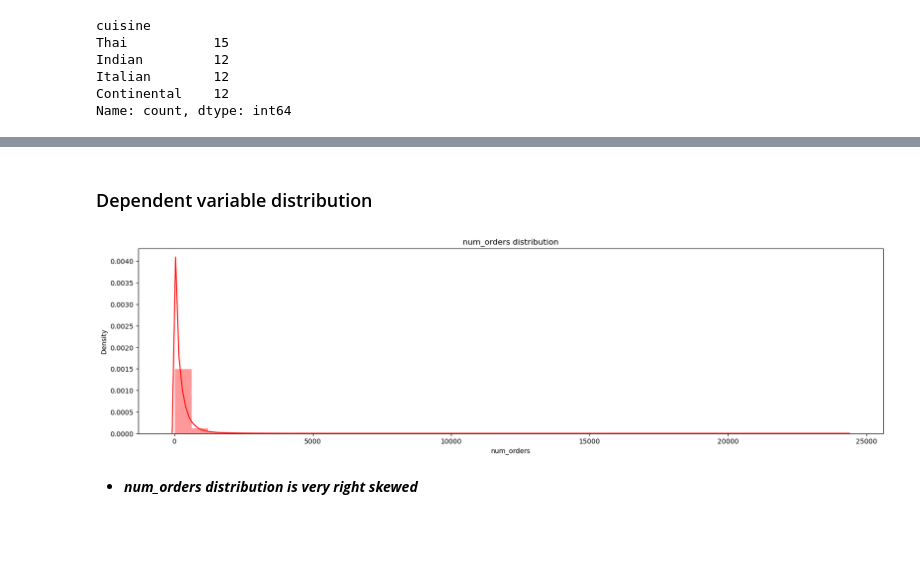
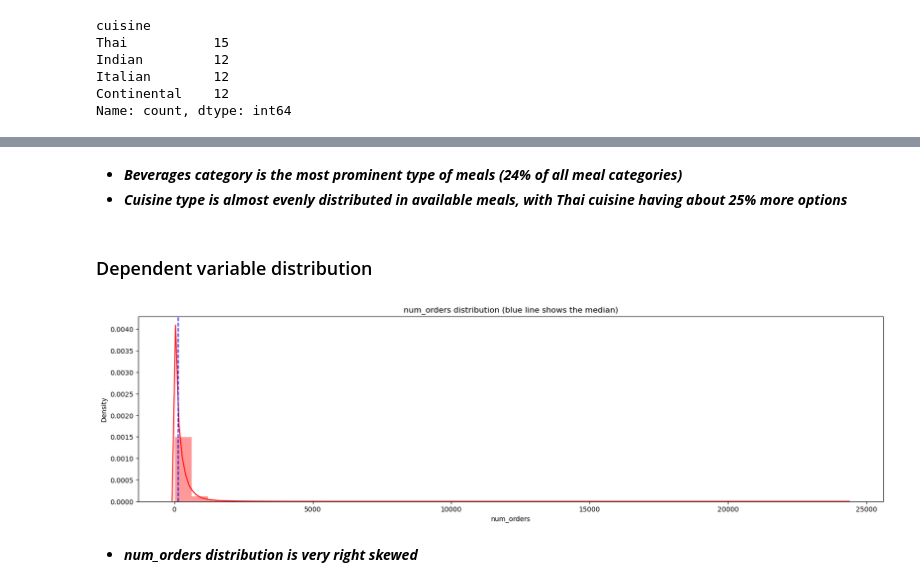
Before and after one commit to ndhomse/food-demand-forecasting, a Jupyter notebook: notebook/Food-Demand-Forecasting.ipynb, the cells around one changed output, grey strips where cells are left out. Cells and saved outputs as stored; diff of their text form; code cells hidden in the pictures; blank space fills up the shorter version.

```diff
--- a/notebook/Food-Demand-Forecasting.ipynb
+++ b/notebook/Food-Demand-Forecasting.ipynb
@@ -462,12 +491,16 @@ Name: count, dtype: int64
+# %% [markdown]
+* ***Beverages category is the most prominent type of meals (24% of all meal categories)***
+* ***Cuisine type is almost evenly distributed in available meals, with Thai cuisine having about 25% more options***
 # %% [markdown]
 ### Dependent variable distribution
 # %%
 plt.figure(figsize=(20,5))
 sns.distplot(train_df['num_orders'], bins=40, kde=True, color='red')
-plt.title('num_orders distribution')
+plt.title('num_orders distribution (blue line shows the median)')
+plt.axvline(x=136, color='b', linestyle='--', label='Median')
 plt.show()
 # %% [output]
-[figure, old version]
+[figure, new version]
 # %% [markdown]
 * ***num_orders distribution is very right skewed***
 # %%
```
Also changed, not shown: parts of 131 cells of this notebook, 1 other file.
